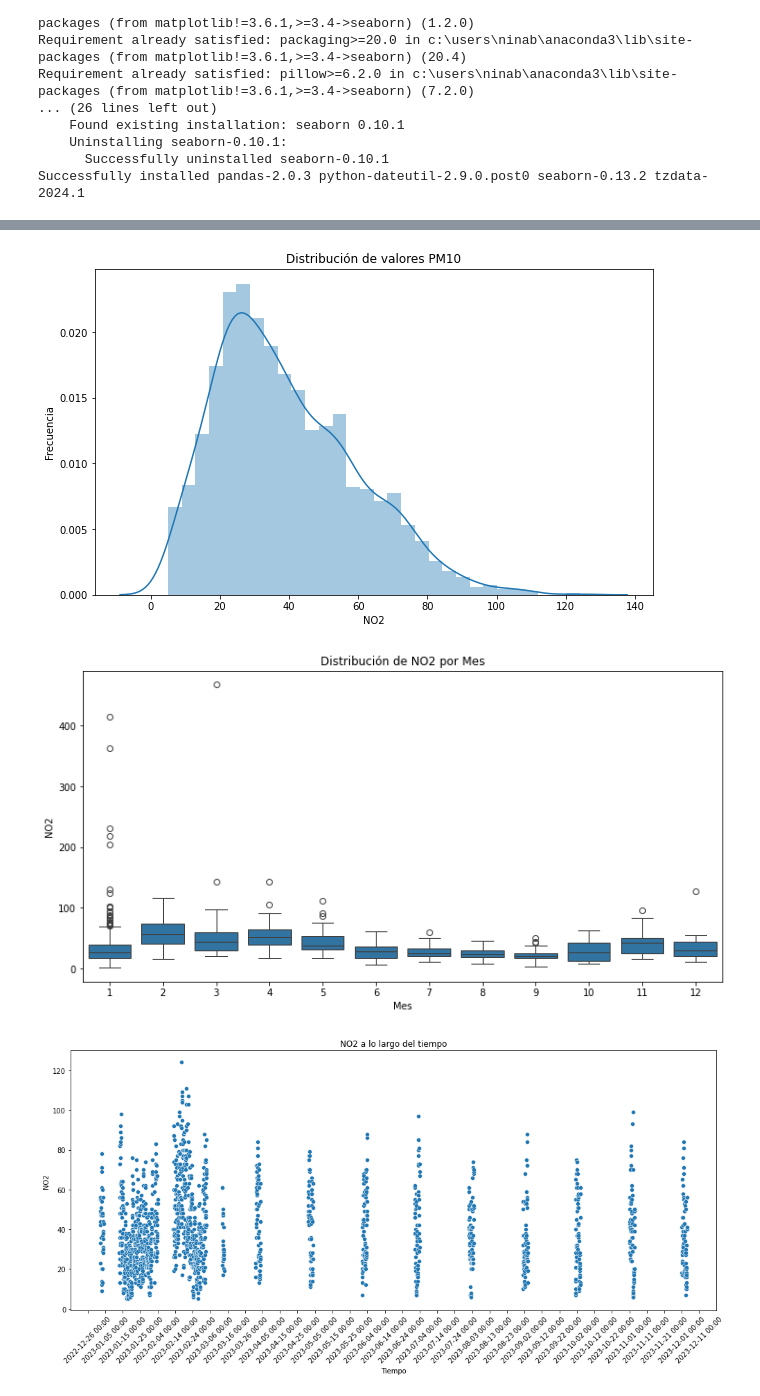
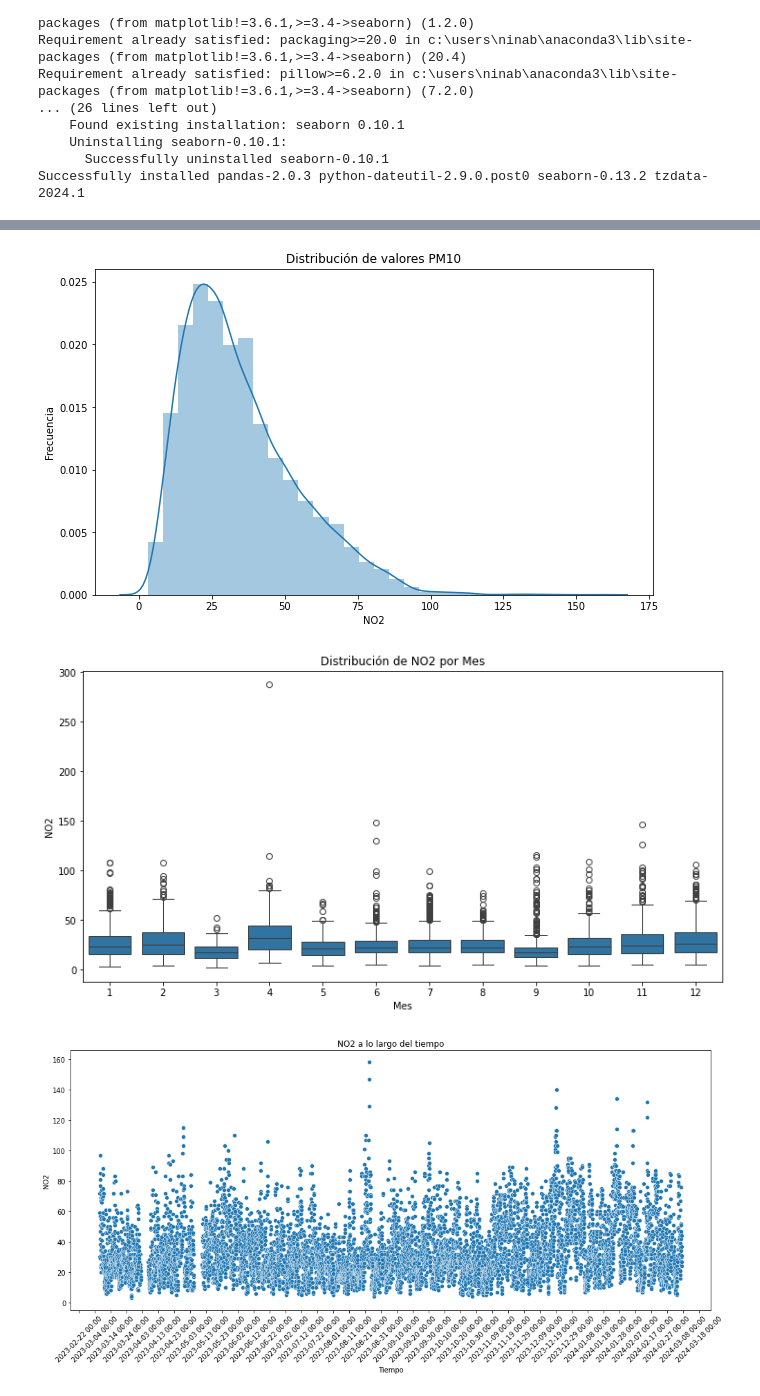
Before and after one commit to NinaStekacheva/TFG, a Jupyter notebook: first_analytics.ipynb, the cells around one changed output, grey strips where cells are left out. Drawn from its saved outputs; the diff is of its cells as text; code cells hidden in the pictures.

```diff
--- a/first_analytics.ipynb
+++ b/first_analytics.ipynb
@@ -2,7 +2,7 @@
 STARTING WITH ANALYTICS
 # %%
 import pandas as pd
-eixample_2023= pd.read_csv("./data/df_eixample_pivoted.csv", low_memory=False)
+eixample_2023= pd.read_csv("./data/station_Barcelona_Eixample_1_years.csv", low_memory=False)
 # %%
 eixample_2023.head()
 # %% [output]
@@ -80,17 +79,17 @@ import seaborn as sns
 # Supongamos que 'eixample_2023' es tu DataFrame y que tiene las columnas 'DATA', 'Hora' y 'PM10'
 # Asegúrate de que la columna 'DATA' y 'Hora' están en el formato correcto
 
-eixample_2023['DATA'] = pd.to_datetime(eixample_2023['DATA'])
+eixample_2023['Date_time'] = pd.to_datetime(eixample_2023['Date_time'])
 
 # Si tu columna 'Hora' ya contiene información de tiempo en formato reconocible,
 # no necesitas añadir ":00:00" al final. Solo conviértela directamente a timedelta.
-eixample_2023['Hora'] = pd.to_timedelta(eixample_2023['Hora'].astype(str))
+#eixample_2023['Hora'] = pd.to_timedelta(eixample_2023['Hora'].astype(str))
 
 # Si 'Hora' ya está en un formato de duración reconocible o si contiene solo horas,
 # la conversión directa con pd.to_timedelta debería funcionar correctamente.
 
 # Crea una nueva columna 'Timestamp' combinando 'DATA' y 'Hora'
-eixample_2023['Timestamp'] = eixample_2023['DATA'] + eixample_2023['Hora']
+#eixample_2023['Timestamp'] = eixample_2023['DATA'] + eixample_2023['Hora']
 
 # Ahora puedes visualizar la distribución de los valores PM10 a lo largo del tiempo
 
@@ -98,25 +97,25 @@ eixample_2023['Timestamp'] = eixample_2023['DATA'] + eixample_2023['Hora']
 
 
 plt.figure(figsize=(10, 6))
-sns.distplot(eixample_2023['PM10'], bins=30, kde=True)
+sns.distplot(eixample_2023['CO'], bins=30, kde=True)
 plt.title('Distribución de valores PM10')
-plt.xlabel('PM10')
+plt.xlabel('CO')
 plt.ylabel('Frecuencia')
 
 # Boxplot de PM10 a lo largo del tiempo (opcionalmente agrupado por meses/años)
 # Esto puede ser útil para ver la variabilidad de PM10 en diferentes períodos
-eixample_2023['Mes'] = eixample_2023['Timestamp'].dt.month  # Agrega una columna de mes si quieres agrupar por mes
+eixample_2023['Mes'] = eixample_2023['Date_time'].dt.month  # Agrega una columna de mes si quieres agrupar por mes
 plt.figure(figsize=(12, 6))
-sns.boxplot(data=eixample_2023, x='Mes', y='PM10')
-plt.title('Distribución de PM10 por Mes')
+sns.boxplot(data=eixample_2023, x='Mes', y='CO')
+plt.title('Distribución de CO por Mes')
 plt.xlabel('Mes')
-plt.ylabel('PM10')
+plt.ylabel('CO')
 plt.show()
 
 # Time series plot de PM10
 # Gráfico de serie temporal de PM10
 plt.figure(figsize=(14, 7))
-sns.lineplot(data=eixample_2023, x='Timestamp', y='PM10')
+sns.lineplot(data=eixample_2023, x='Date_time', y='CO')
 
 # Formateador para el eje x
 plt.gca().xaxis.set_major_formatter(mdates.DateFormatter('%Y-%m-%d %H:%M'))
@@ -124,7 +123,7 @@ plt.gca().xaxis.set_major_locator(mdates.DayLocator(interval=10))  # Ajusta el i
 
 plt.title('PM10 a lo largo del tiempo')
 plt.xlabel('Tiempo')
-plt.ylabel('PM10')
+plt.ylabel('CO')
 plt.xticks(rotation=45)
 plt.tight_layout()
 plt.show()
@@ -144,5 +143,5 @@ https://gist.github.com/mwaskom/de44147ed2974457ad6372750bbe5751
 # %%
-def parameter_plots(parameter):
+def parameter_plots(eixample_2023,parameter):
     # Histograma de PM10
     plt.figure(figsize=(10, 6))
     sns.distplot(eixample_2023[parameter], bins=30, kde=True)
@@ -152,7 +151,7 @@ def parameter_plots(parameter):
 
     # Boxplot de PM10 a lo largo del tiempo (opcionalmente agrupado por meses/años)
     # Esto puede ser útil para ver la variabilidad de PM10 en diferentes períodos
-    eixample_2023['Mes'] = eixample_2023['Timestamp'].dt.month  # Agrega una columna de mes si quieres agrupar por mes
+    eixample_2023['Mes'] = eixample_2023['Date_time'].dt.month  # Agrega una columna de mes si quieres agrupar por mes
     plt.figure(figsize=(12, 6))
     sns.boxplot(data=eixample_2023, x='Mes', y='PM10')
     plt.title(f'Distribución de {parameter} por Mes')
@@ -163,7 +162,7 @@ def parameter_plots(parameter):
     # Time series plot de PM10
     # Gráfico de serie temporal de PM10
     plt.figure(figsize=(14, 7))
-    sns.scatterplot(data=eixample_2023, x='Timestamp', y=parameter)
+    sns.scatterplot(data=eixample_2023, x='Date_time', y=parameter)
 
     # Formateador para el eje x
     plt.gca().xaxis.set_major_formatter(mdates.DateFormatter('%Y-%m-%d %H:%M'))
@@ -176,17 +175,17 @@ def parameter_plots(parameter):
     plt.tight_layout()
     plt.show()
 # %%
-parameter_plots('NO2')
+parameter_plots(eixample_2023,'NO2')
 # %% [output]
 `distplot` is a deprecated function and will be removed in seaborn v0.14.0.
 
 Please adapt your code to use either `displot` (a figure-level function with
 similar flexibility) or `histplot` (an axes-level function for histograms).
 
 For a guide to updating your code to use the new functions, please see
 https://gist.github.com/mwaskom/de44147ed2974457ad6372750bbe5751
 
   sns.distplot(eixample_2023[parameter], bins=30, kde=True)
-[figure, old version]
+[figure, new version]
-[figure, old version]
+[figure, new version]
-[figure, old version]
+[figure, new version]
```
Also changed, not shown: parts of 7 cells of this notebook, 3 other files.
